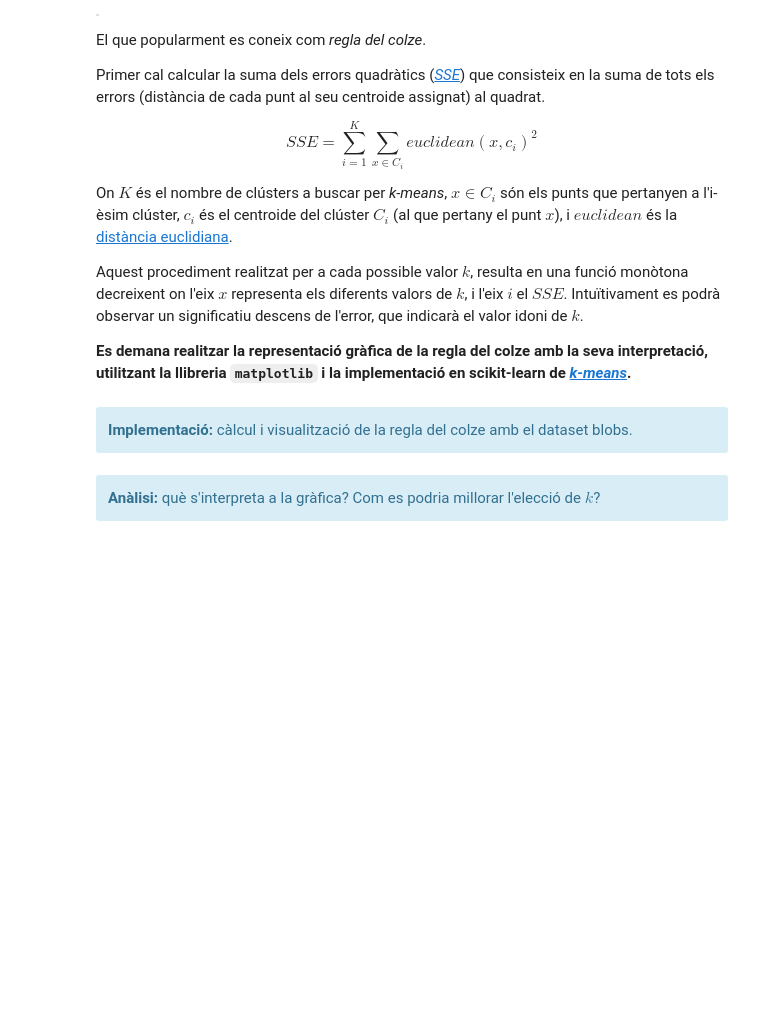
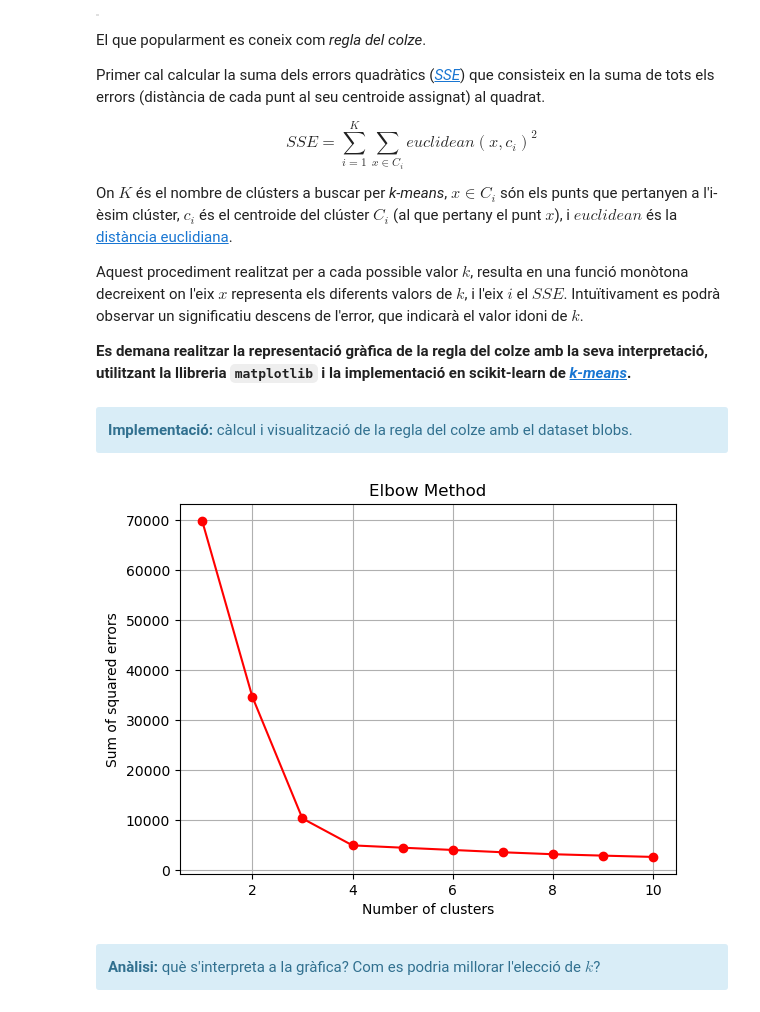
Before and after one commit to xaviermaltas/advancedDataMiningModels, a Jupyter notebook: PAC2/20222_M2.955_PAC2-Enunciat.ipynb, the cells around one changed output. Saved outputs shown, nothing was run; the diff lists cells and outputs as text; code cells hidden in the pictures; blank space fills up the shorter version.

```diff
--- a/PAC2/20222_M2.955_PAC2-Enunciat.ipynb
+++ b/PAC2/20222_M2.955_PAC2-Enunciat.ipynb
@@ -104,6 +104,27 @@ Aquest procediment realitzat per a cada possible valor $k$, resulta en una funci
 <div class="alert alert-block alert-info">
     <strong>Implementació:</strong> càlcul i visualització de la regla del colze amb el dataset blobs.
 </div>
+# %%
+#src: https://jarroba.com/seleccion-del-numero-optimo-clusters/
+#imports
+from sklearn.cluster import KMeans
+
+# compute sum of squared errors for different number of clusters
+sse = {}
+for k in range(1, 11):
+    kmeans = KMeans(n_clusters=k, max_iter=1000).fit(X)
+    sse[k] = kmeans.inertia_ # Inertia: Sum of squared distances of samples to their closest cluster center
+
+# plot the elbow curve
+plt.figure()
+plt.plot(list(sse.keys()), list(sse.values()), 'ro-')
+plt.grid(True)
+plt.xlabel("Number of clusters")
+plt.ylabel("Sum of squared errors")
+plt.title('Elbow Method')
+plt.show()
+# %% [output]
+[figure, added]
 # %% [markdown]
 <div class="alert alert-block alert-info">
 <strong>Anàlisi:</strong> què s'interpreta a la gràfica? Com es podria millorar l'elecció de $k$?
```
Also changed, not shown: parts of 5 cells of this notebook.
